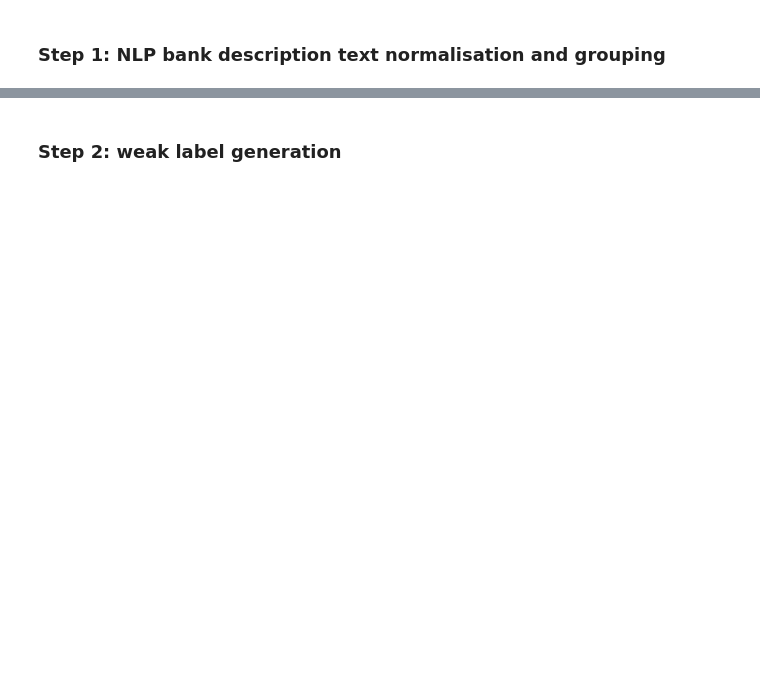
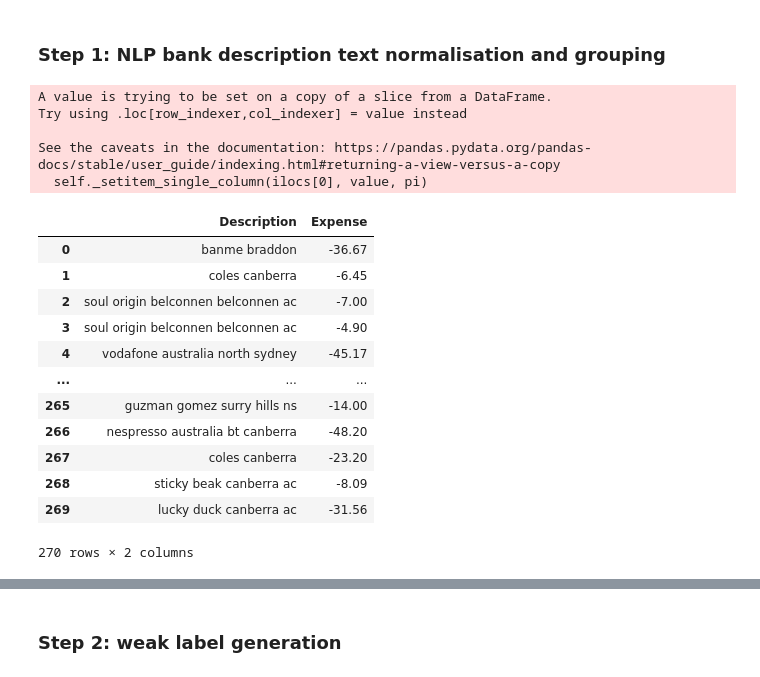
Before and after one commit to Gundalai-Batkhuu/homeBudget, a Jupyter notebook: src/classifier/transaction_classifier.ipynb, the cells around one changed output, grey strips where cells are left out. Saved outputs shown, nothing was run; the diff lists cells and outputs as text; code cells hidden in the pictures; blank space fills up the shorter version.

```diff
--- a/src/classifier/transaction_classifier.ipynb
+++ b/src/classifier/transaction_classifier.ipynb
@@ -23,22 +53,41 @@ description
 # %%
 # text normalisation
 # convert to lower case
-description = description.str.lower()
+description.loc[:, 'Description'] = description.loc[:, 'Description'].str.lower()
 # remove numbers
-description = description.str.replace(r'\d+', '', regex=True)
+description.loc[:, 'Description'] = description.loc[:, 'Description'].str.replace(r'\d+', '', regex=True)
 # remove all punctuation except words and space
-description = description.str.replace(r'[^\w\s]', '', regex=True)
+description.loc[:, 'Description'] = description.loc[:, 'Description'].str.replace(r'[^\w\s]', '', regex=True)
 # remove white spaces
-description = description.str.strip()
+description.loc[:, 'Description'] = description.loc[:, 'Description'].str.strip()
 
 # remove stop words
 from nltk.corpus import stopwords
 stop = stopwords.words('english')
-description = description.apply(lambda x: ' '.join([word for word in x.split() if word not in (stop)]))
+description.loc[:, 'Description'] = description.loc[:, 'Description'].apply(lambda x: ' '.join([word for word in x.split() if word not in (stop)]))
 
 # not sure if these words are useless, may comment them in the future
 # remove useless words
 useless = ['au', 'aus', 'card', 'xx', 'value', 'date']
-description = description.apply(lambda x: ' '.join([word for word in x.split() if word not in (useless)]))
+description.loc[:, 'Description'] = description.loc[:, 'Description'].apply(lambda x: ' '.join([word for word in x.split() if word not in (useless)]))
 
 description
+# %% [output]
+A value is trying to be set on a copy of a slice from a DataFrame.
+Try using .loc[row_indexer,col_indexer] = value instead
+
+See the caveats in the documentation: https://pandas.pydata.org/pandas-docs/stable/user_guide/indexing.html#returning-a-view-versus-a-copy
+  self._setitem_single_column(ilocs[0], value, pi)
+|  | Description | Expense |
+| 0 | banme braddon | -36.67 |
+| 1 | coles canberra | -6.45 |
+| 2 | soul origin belconnen belconnen ac | -7.00 |
+| 3 | soul origin belconnen belconnen ac | -4.90 |
+| 4 | vodafone australia north sydney | -45.17 |
+| ... | ... | ... |
+| 265 | guzman gomez surry hills ns | -14.00 |
+| 266 | nespresso australia bt canberra | -48.20 |
+| 267 | coles canberra | -23.20 |
+| 268 | sticky beak canberra ac | -8.09 |
+| 269 | lucky duck canberra ac | -31.56 |
+270 rows × 2 columns
```
Also changed, not shown: parts of 11 cells of this notebook, 1 other file.
